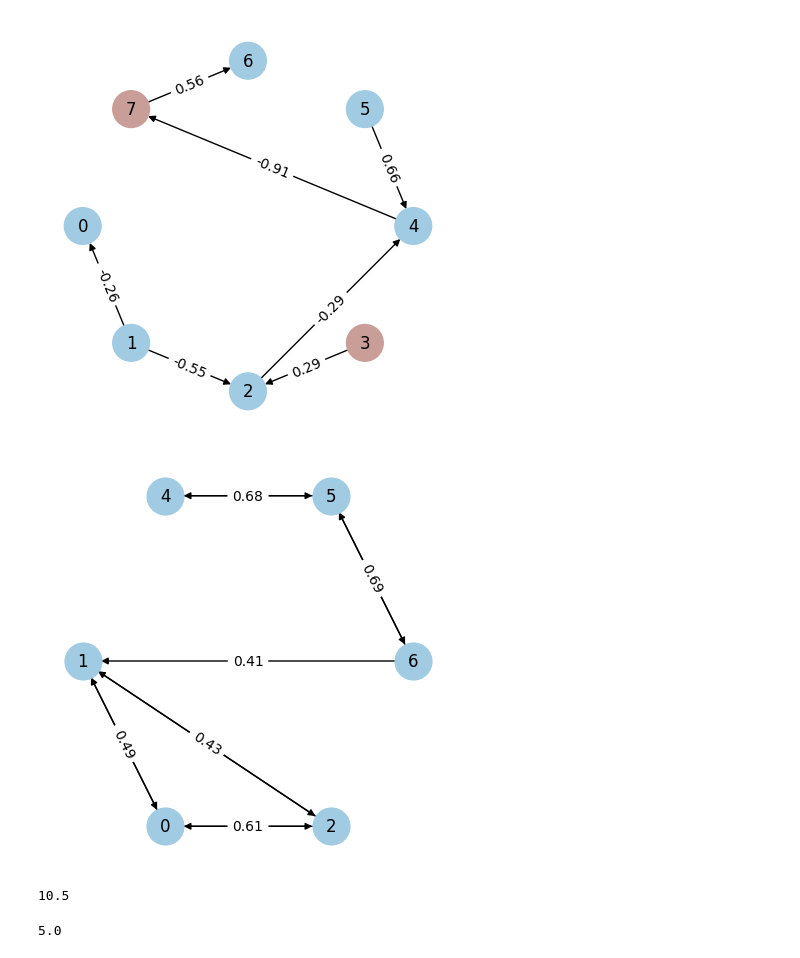
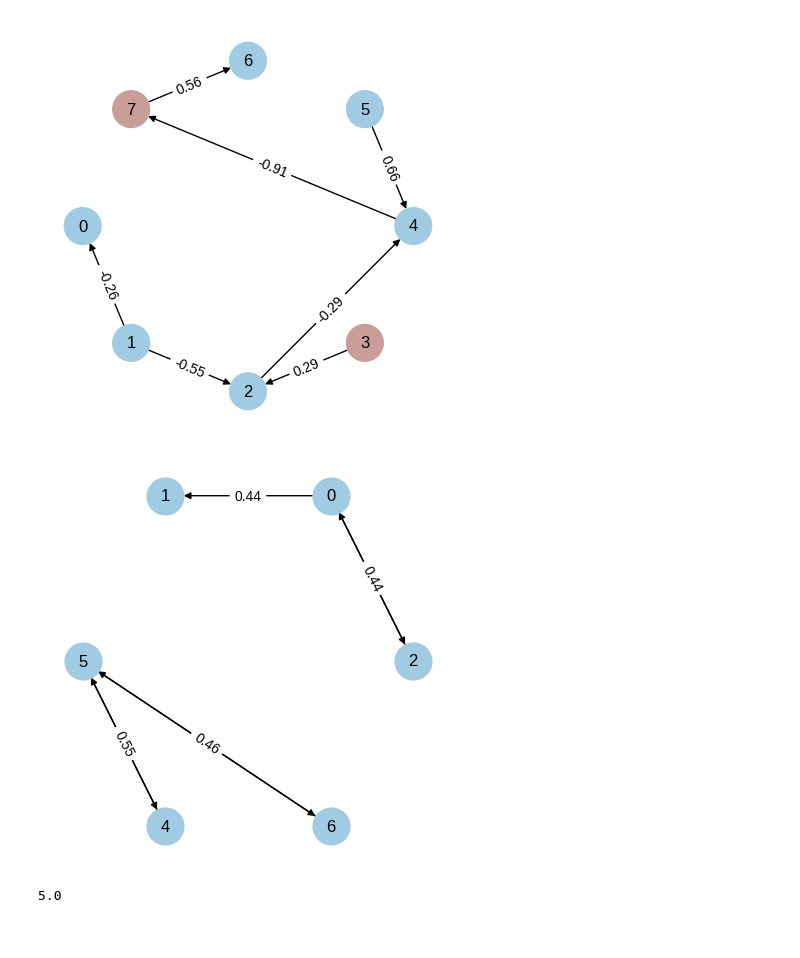
Before and after one commit to joaopfonseca/ExplainerPFN, a Jupyter notebook: notebooks/8-analysis-across-datasets.ipynb, the cells around one changed output. Cells and saved outputs as stored; diff of their text form; code cells hidden in the pictures.

```diff
--- a/notebooks/8-analysis-across-datasets.ipynb
+++ b/notebooks/8-analysis-across-datasets.ipynb
@@ -531,21 +583,21 @@ def get_all_explanations(xai_model, df):
         xai = deepcopy(xai_model)
         xai.fit(X, y)
         exp_values = xai.predict(X, y)
-        exp_values = xai.apply_correction(y, exp_values - exp_values.mean(axis=0), kind=["additive"])
+        exp_values = xai.apply_correction(y, exp_values - exp_values.mean(axis=0), kind=["statistical", "additive"])
         explanations[target_col] = pd.DataFrame(exp_values, columns=df.drop(columns=[target_col]).columns)
     return explanations
 # %%
-def make_dag_from_explanations(explanations, threshold=75):
+def make_dag_from_explanations(explanations, n_edges=7):
     G = nx.DiGraph()
     edges = []
     for target in explanations:
         exp_df = explanations[target].abs().mean()
         edges.extend([{"source": source, "target": target, "weight": weight} for source, weight in exp_df.items()])
 
-    # Filter edges by threshold
+    # Filter edges by number of edges
     all_weights = [edge["weight"] for edge in edges]
-    threshold = np.percentile(all_weights, threshold)
-    edges = [edge for edge in edges if edge["weight"] > threshold]
+    sorted_edges = sorted(edges, key=lambda x: x["weight"], reverse=True)
+    edges = sorted_edges[:n_edges]
     for edge in edges:
         G.add_edge(edge["source"], edge["target"], weight=edge["weight"])
     return G
@@ -608,8 +660,8 @@ xai_model = ExplainerPFN(model_path=model_path, random_state=random_state, devic
 explanations = get_all_explanations(xai_model, df)
 # %%
 # Plot explanation graph
-G_exp = make_dag_from_explanations(explanations, threshold=65)
+G_exp = make_dag_from_explanations(explanations, n_edges=7)
 plot_dag(G_exp)
 plt.savefig("dag_predicted.pdf")
 # %% [output]
-[figure, old version]
+[figure, new version]
@@ -629,7 +668,3 @@ for edge in edges:
-# %%
-30*0.35
-# %% [output]
-10.5
 # %%
 nx.graph_edit_distance(
     dag.to_undirected(),
```
Also changed, not shown: parts of 9 cells of this notebook, 1 other file.
